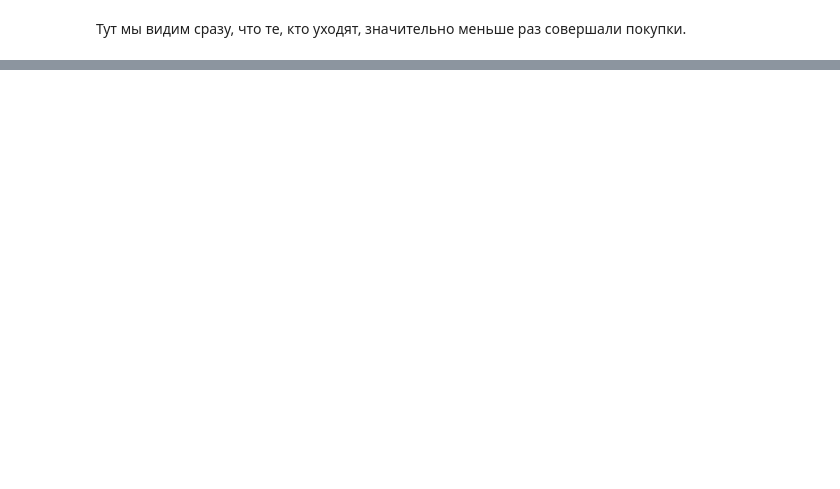
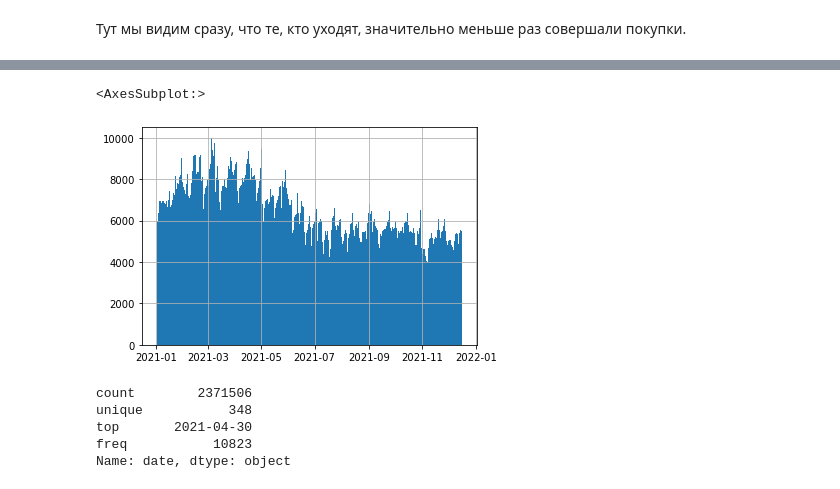
Before and after one commit to snakerzr/cupcake_churn_prediction, a Jupyter notebook: notebook.ipynb, the cells around one changed output, grey strips where cells are left out. Saved outputs shown, nothing was run; the diff lists cells and outputs as text; code cells hidden in the pictures; blank space fills up the shorter version.

```diff
--- a/notebook.ipynb
+++ b/notebook.ipynb
@@ -352,3 +384,0 @@ plt.show()
-# %%
-df.head()
-df['date'] = df['timestamp'].dt.date
@@ -361,6 +384,0 @@ group['date'].diff()
-# %%
-def trans_funk(col):
-#     print(col.diff())
-    return col.diff()
-#     print(col)
-df['buy_diff_in_days'] = df.groupby('clnt_ID')['date'].transform(trans_funk)
@@ -370,0 +533,13 @@ df.head(10)['timestamp'].diff()
+# %%
+df['timestamp'].hist(bins=365)
+# %% [output]
+<AxesSubplot:>
+[figure, added]
+# %%
+df['date'].describe()
+# %% [output]
+count        2371506
+unique           348
+top       2021-04-30
+freq           10823
+Name: date, dtype: object
```
Also changed, not shown: parts of 67 cells of this notebook.
